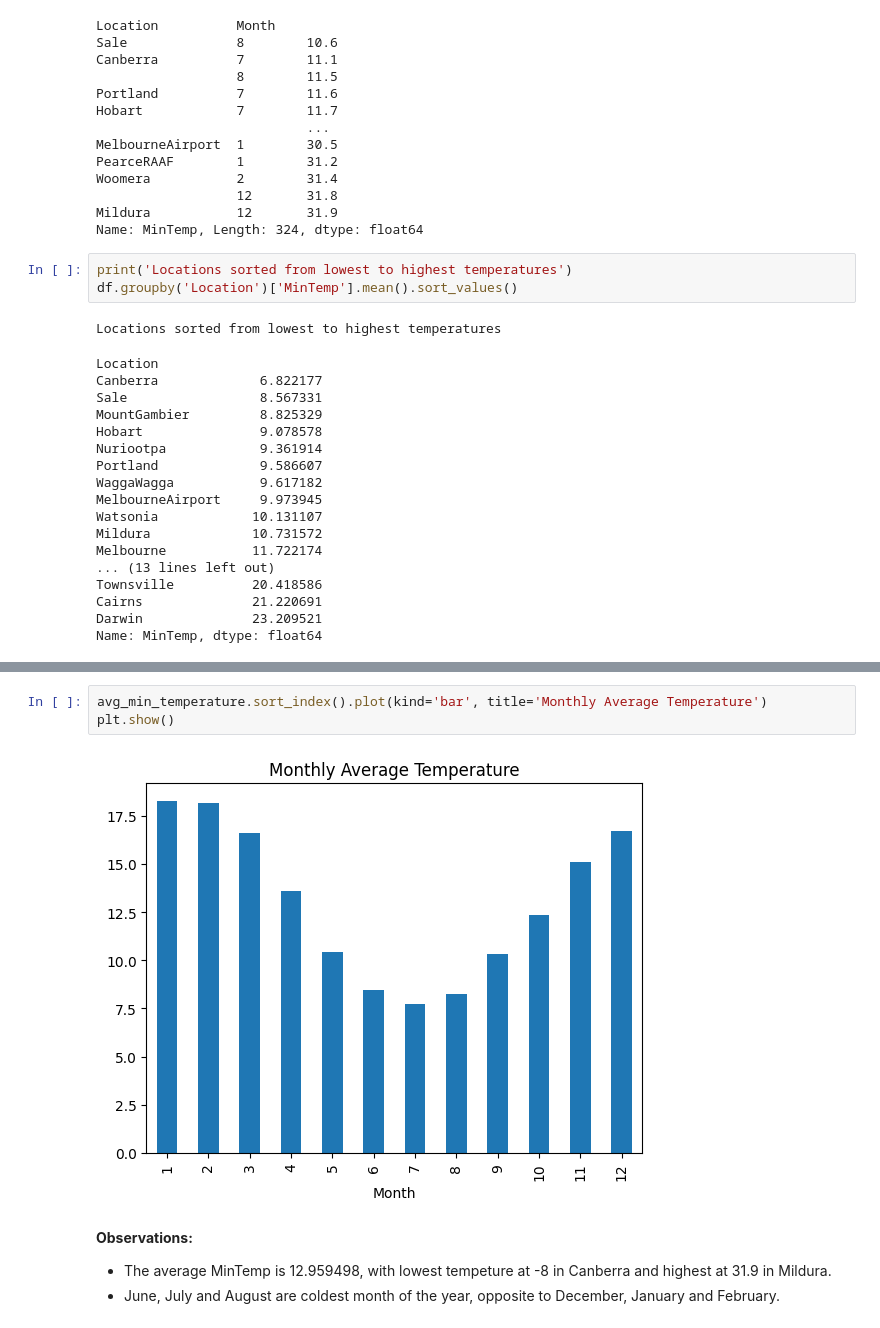
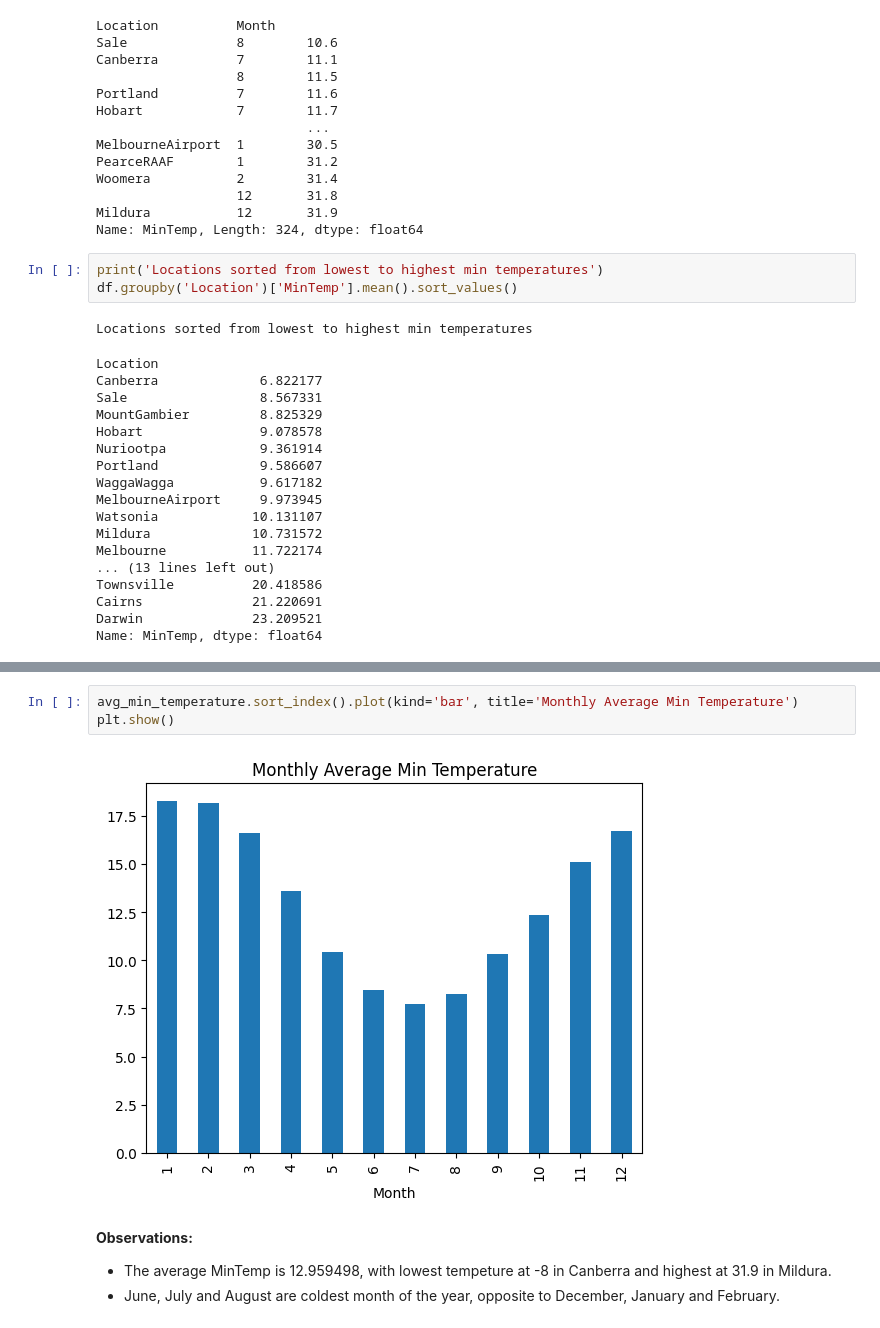
Before and after one commit to dzungpnguyen/rain-in-australia, a Jupyter notebook: data_exploration_analysis.ipynb, the cells around one changed output, grey strips where cells are left out. Cells and saved outputs as stored; diff of their text form.

```diff
--- a/data_exploration_analysis.ipynb
+++ b/data_exploration_analysis.ipynb
@@ -407,10 +407,10 @@ Woomera           2        31.4
 Mildura           12       31.9
 Name: MinTemp, Length: 324, dtype: float64
 # %%
-print('Locations sorted from lowest to highest temperatures')
+print('Locations sorted from lowest to highest min temperatures')
 df.groupby('Location')['MinTemp'].mean().sort_values()
 # %% [output]
-Locations sorted from lowest to highest temperatures
+Locations sorted from lowest to highest min temperatures
 Location
 Canberra             6.822177
 Sale                 8.567331
@@ -447,10 +447,10 @@ Month
 12    16.7062
 Name: MinTemp, dtype: float64
 # %%
-avg_min_temperature.sort_index().plot(kind='bar', title='Monthly Average Temperature')
+avg_min_temperature.sort_index().plot(kind='bar', title='Monthly Average Min Temperature')
 plt.show()
 # %% [output]
-[figure, old version]
+[figure, new version]
 # %% [markdown]
 **Observations:**
 - The average MinTemp is 12.959498, with lowest tempeture at -8 in Canberra and highest at 31.9 in Mildura.
```
Also changed, not shown: parts of 8 cells of this notebook.
